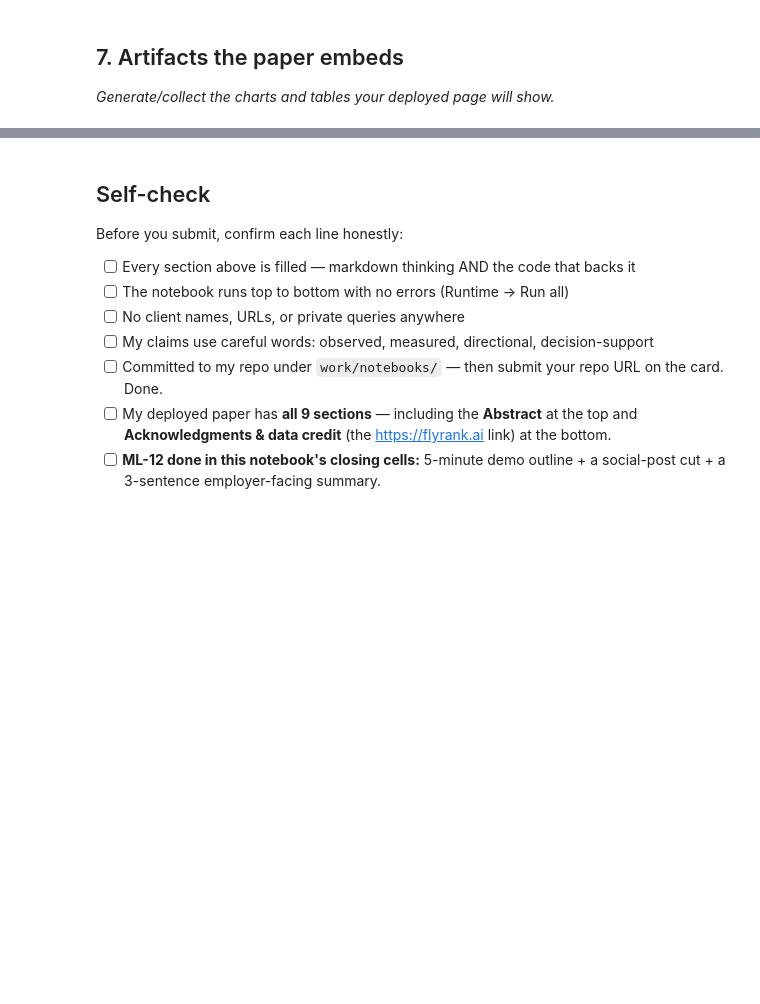
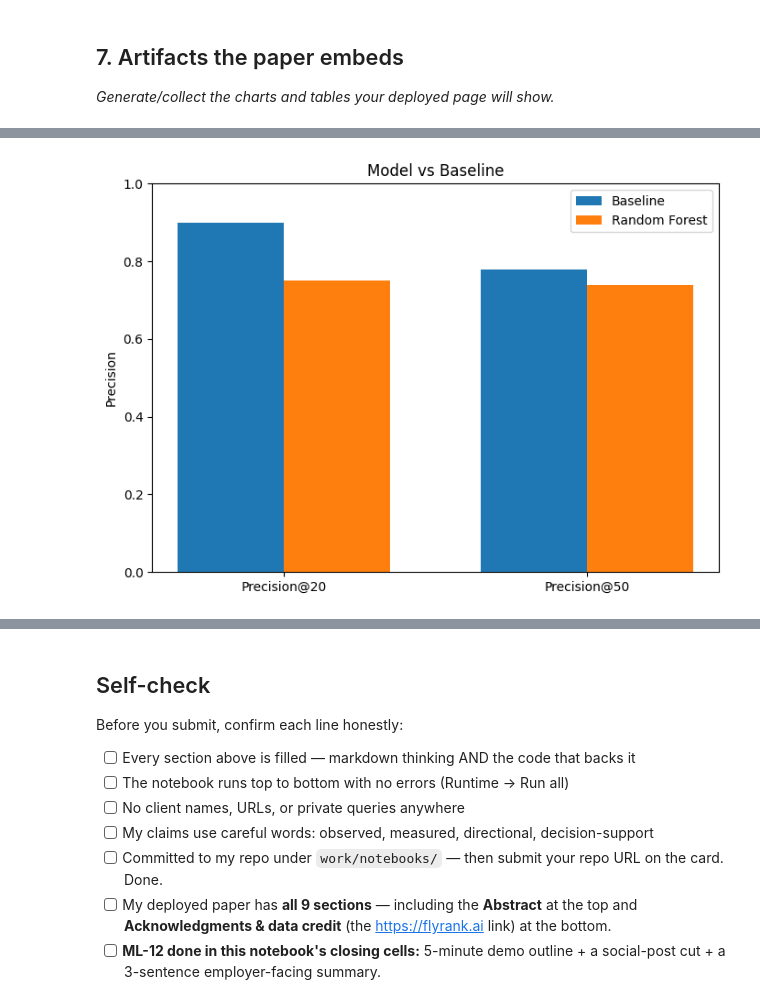
Before and after one commit to AliMahmoud67/FlyRank_Starter, a Jupyter notebook: work/notebooks/capstone.ipynb, the cells around one changed output, grey strips where cells are left out. Saved outputs shown, nothing was run; the diff lists cells and outputs as text; code cells hidden in the pictures; blank space fills up the shorter version.

```diff
--- a/work/notebooks/capstone.ipynb
+++ b/work/notebooks/capstone.ipynb
@@ -763,3 +859,84 @@ True
 ## 7. Artifacts the paper embeds
 
 *Generate/collect the charts and tables your deployed page will show.*
+# %%
+import os
+import json
+import matplotlib.pyplot as plt
+
+# Create output folders
+os.makedirs("work/outputs/charts", exist_ok=True)
+
+# -----------------------------
+# Final metrics
+# -----------------------------
+
+metrics = {
+    "test_rows": int(len(test_model)),
+    "base_rate": float(test_model["future_opportunity"].mean()),
+    "precision_at_20_baseline": float(
+        precision_at_k(test_model, "baseline_score", 20)
+    ),
+    "precision_at_20_model": float(
+        precision_at_k(test_model, "model_score", 20)
+    ),
+    "precision_at_50_baseline": float(
+        precision_at_k(test_model, "baseline_score", 50)
+    ),
+    "precision_at_50_model": float(
+        precision_at_k(test_model, "model_score", 50)
+    )
+}
+
+with open(
+    "work/outputs/capstone_metrics.json",
+    "w"
+) as f:
+    json.dump(metrics, f, indent=2)
+
+print("Metrics saved:")
+print(metrics)
+
+# -----------------------------
+# Precision comparison chart
+# -----------------------------
+
+labels = ["Precision@20", "Precision@50"]
+
+baseline_values = [
+    metrics["precision_at_20_baseline"],
+    metrics["precision_at_50_baseline"]
+]
+
+model_values = [
+    metrics["precision_at_20_model"],
+    metrics["precision_at_50_model"]
+]
+
+x = np.arange(len(labels))
+width = 0.35
+
+plt.figure(figsize=(7, 5))
+plt.bar(x - width/2, baseline_values, width, label="Baseline")
+plt.bar(x + width/2, model_values, width, label="Random Forest")
+
+plt.xticks(x, labels)
+plt.ylabel("Precision")
+plt.title("Model vs Baseline")
+plt.ylim(0, 1)
+plt.legend()
+
+plt.tight_layout()
+
+plt.savefig(
+    "work/outputs/charts/precision_comparison.png",
+    dpi=150
+)
+
+plt.show()
+
+print(
+    "\nChart saved to "
+    "work/outputs/charts/precision_comparison.png"
+)
+# %% [output]
@@ -765,0 +945 @@ True
+[figure, added]
```
Also changed, not shown: parts of 14 cells of this notebook.
